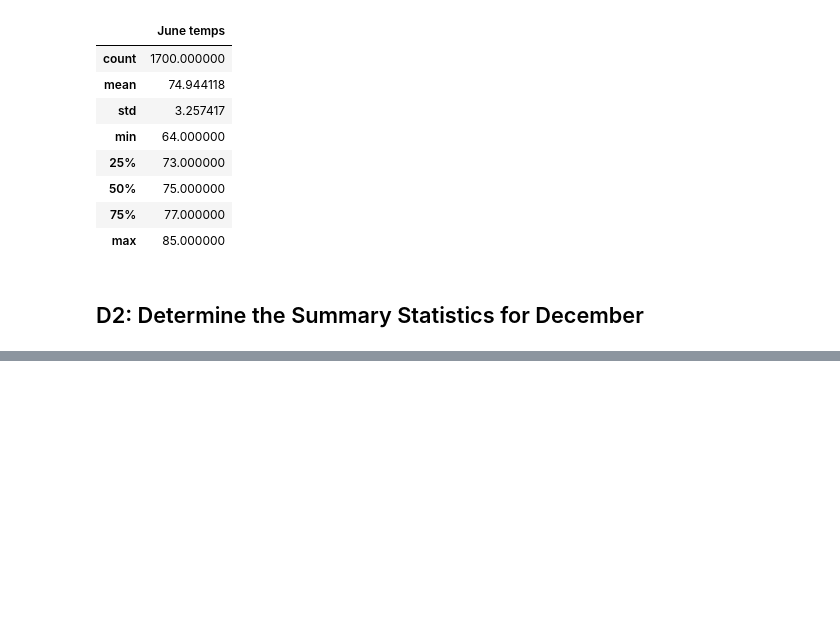
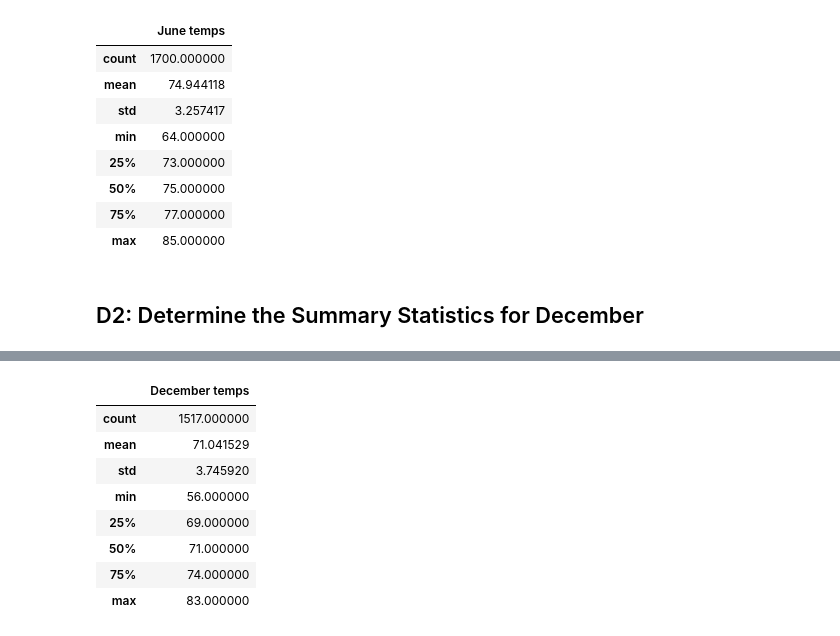
Before and after one commit to sphan35/surfs_up, a Jupyter notebook: SurfsUp_Challenge.ipynb, the cells around one changed output, grey strips where cells are left out. Cells and saved outputs as stored; diff of their text form; code cells hidden in the pictures; blank space fills up the shorter version.

```diff
--- a/SurfsUp_Challenge.ipynb
+++ b/SurfsUp_Challenge.ipynb
@@ -107,5 +107,7 @@ df.describe()
 ## D2: Determine the Summary Statistics for December
 # %%
 # 6. Write a query that filters the Measurement table to retrieve the temperatures for the month of December.
+results = []
+results = session.query(Measurement.date, Measurement.tobs).filter(extract('month', Measurement.date)== 12)
 # %%
 # 7. Convert the December temperatures to a list.
@@ -113,0 +133,12 @@ df.describe()
+# %%
+# 8. Create a DataFrame from the list of temperatures for the month of December.
+# 4. Create a DataFrame from the list of temperatures for the month of June.
+df = pd.DataFrame(results, columns=['date', 'December temps'])
+#Setting the DataFrame by date
+df.set_index(df['date'], inplace=True)
+#Setting the values by date
+df = df.sort_index()
+
+#Print the DataFrame without the index
+
+print(df.to_string(index=False))
@@ -114,2 +163,13 @@ df.describe()
 # %%
 # 9. Calculate and print out the summary statistics for the Decemeber temperature DataFrame.
+df.describe()
+# %% [output]
+|  | December temps |
+| count | 1517.000000 |
+| mean | 71.041529 |
+| std | 3.745920 |
+| min | 56.000000 |
+| 25% | 69.000000 |
+| 50% | 71.000000 |
+| 75% | 74.000000 |
+| max | 83.000000 |
```
Also changed, not shown: parts of 3 cells of this notebook.
